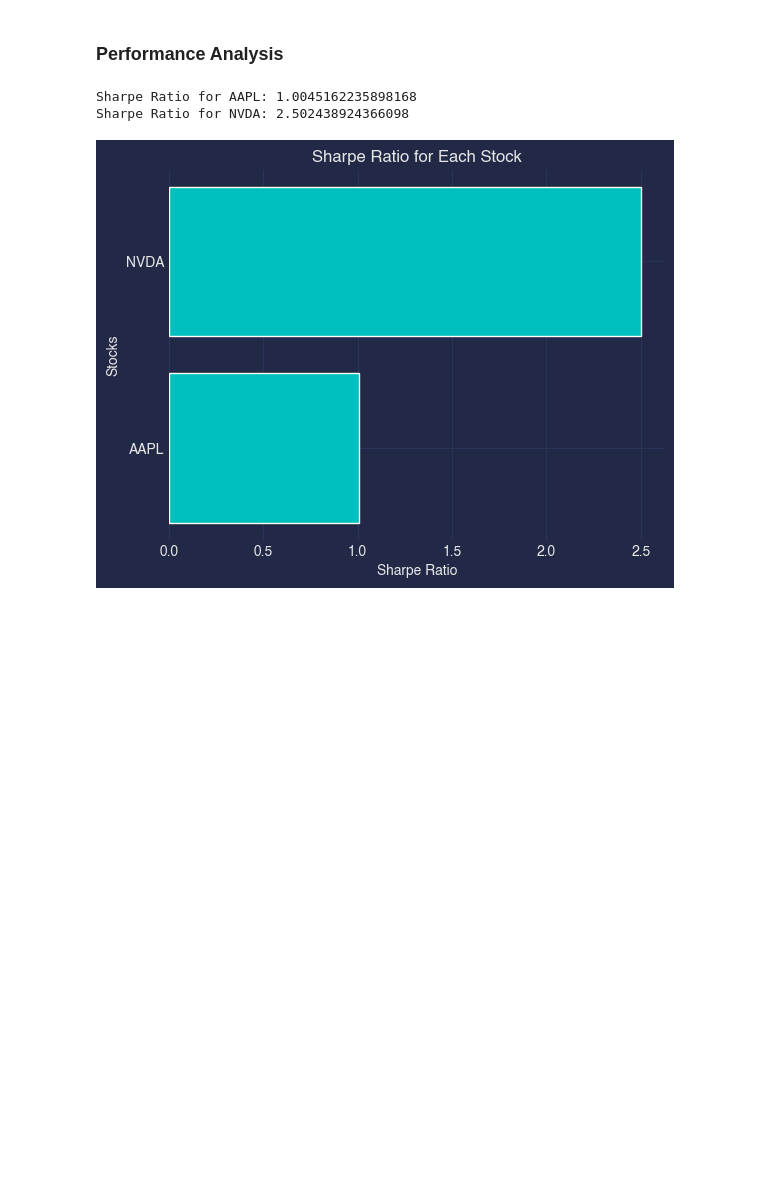
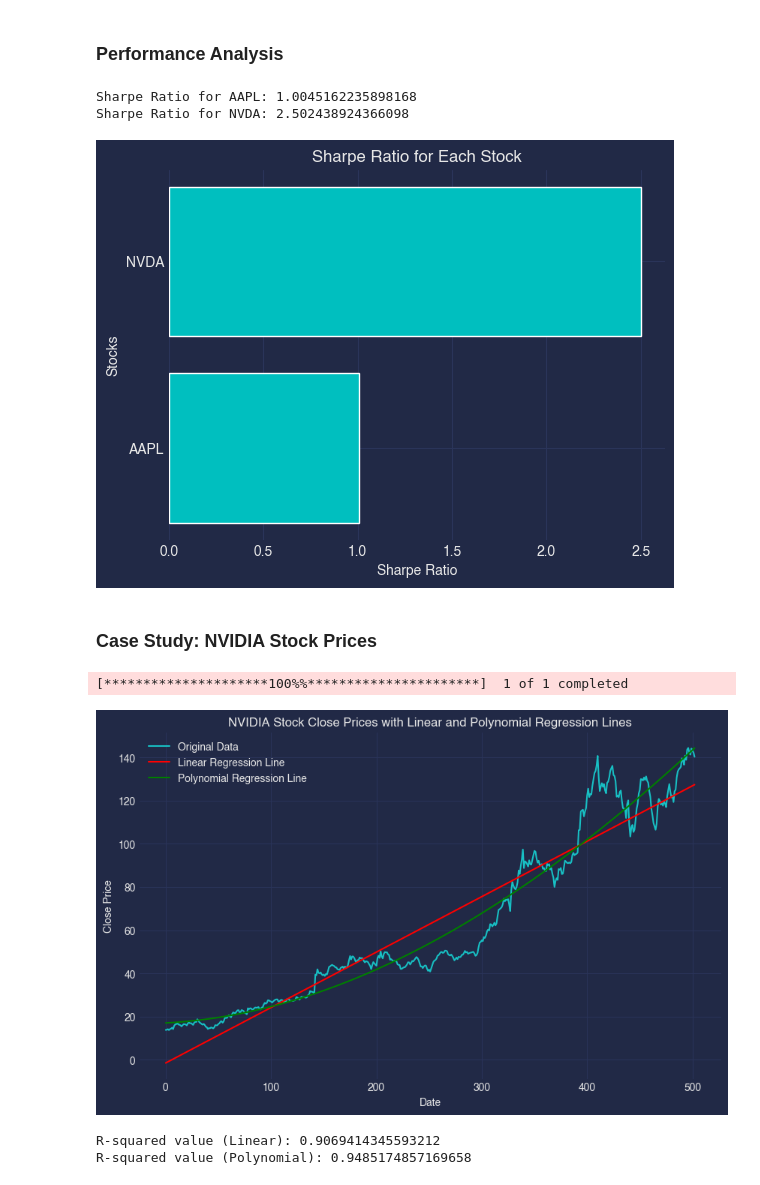
Before and after one commit to bernicelau430/Time_Series_Forecasting_for_Stock_Analysis, a Jupyter notebook: ExploratoryDataAnalysis.ipynb, the cells around one changed output. Cells and saved outputs as stored; diff of their text form; code cells hidden in the pictures; blank space fills up the shorter version.

Commit message:
show that the dataset is nonlinear

```diff
--- a/ExploratoryDataAnalysis.ipynb
+++ b/ExploratoryDataAnalysis.ipynb
@@ -340,3 +342,68 @@ plt.title('Sharpe Ratio for Each Stock')
 plt.show()
 # %% [output]
 [figure]
+# %% [markdown]
+### Case Study: NVIDIA Stock Prices
+# %%
+# Define the stock list
+stocks_list = ['NVDA']
+
+# Define the date range
+end = datetime.now()
+start = datetime(end.year - 2, end.month, end.day)
+
+# Download stock data
+for stock in stocks_list:
+    globals()[stock] = yf.download(stock, start, end)
+
+# Reset the index and rename columns
+NVDA.reset_index(inplace=True)
+NVDA.columns = ['Date', 'Adj Close', 'Close', 'High', 'Low', 'Open', 'Volume']
+
+# Create a new data frame with only the 'Close' column
+nvidia_data = NVDA[['Close']]
+
+# Drop rows where 'Close' is NaN
+nvidia_data = nvidia_data.dropna()
+
+# Extract the 'Close' prices and reshape for the regression model
+X = np.arange(len(nvidia_data)).reshape(-1, 1)
+y = nvidia_data['Close'].values
+
+# Fit the linear regression model
+linear_model = LinearRegression()
+linear_model.fit(X, y)
+
+# Predict using the linear model
+y_pred_linear = linear_model.predict(X)
+
+# Fit the polynomial regression model
+poly_features = PolynomialFeatures(degree=3)
+X_poly = poly_features.fit_transform(X)
+poly_model = LinearRegression()
+poly_model.fit(X_poly, y)
+
+# Predict using the polynomial model
+y_pred_poly = poly_model.predict(X_poly)
+
+# Plot the original 'Close' prices and both regression lines
+plt.figure(figsize=(10, 6))
+plt.plot(nvidia_data.index, y, label='Original Data')
+plt.plot(nvidia_data.index, y_pred_linear, color='red', label='Linear Regression Line')
+plt.plot(nvidia_data.index, y_pred_poly, color='green', label='Polynomial Regression Line')
+plt.xlabel('Date')
+plt.ylabel('Close Price')
+plt.title('NVIDIA Stock Close Prices with Linear and Polynomial Regression Lines')
+plt.legend()
+plt.show()
+
+# Calculate and print the R-squared values
+r_squared_linear = linear_model.score(X, y)
+r_squared_poly = poly_model.score(X_poly, y)
+print(f'R-squared value (Linear): {r_squared_linear}')
+print(f'R-squared value (Polynomial): {r_squared_poly}')
+# %% [output]
+[*********************100%%**********************]  1 of 1 completed
+[figure, added]
+R-squared value (Linear): 0.9069414345593212
+R-squared value (Polynomial): 0.9485174857169658
```
Also changed, not shown: parts of 2 cells of this notebook.
